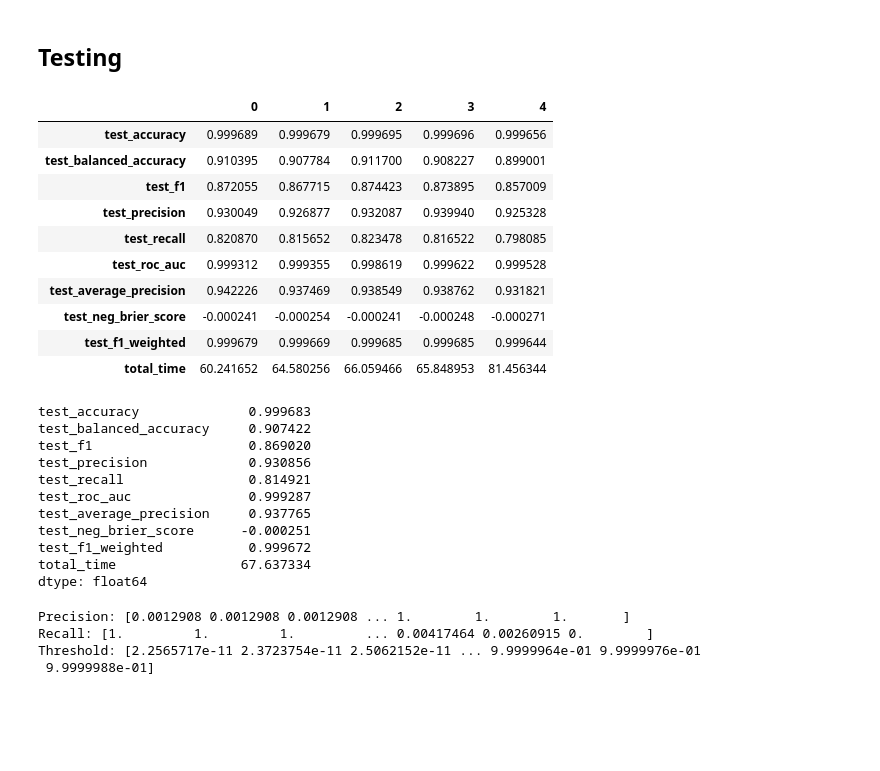
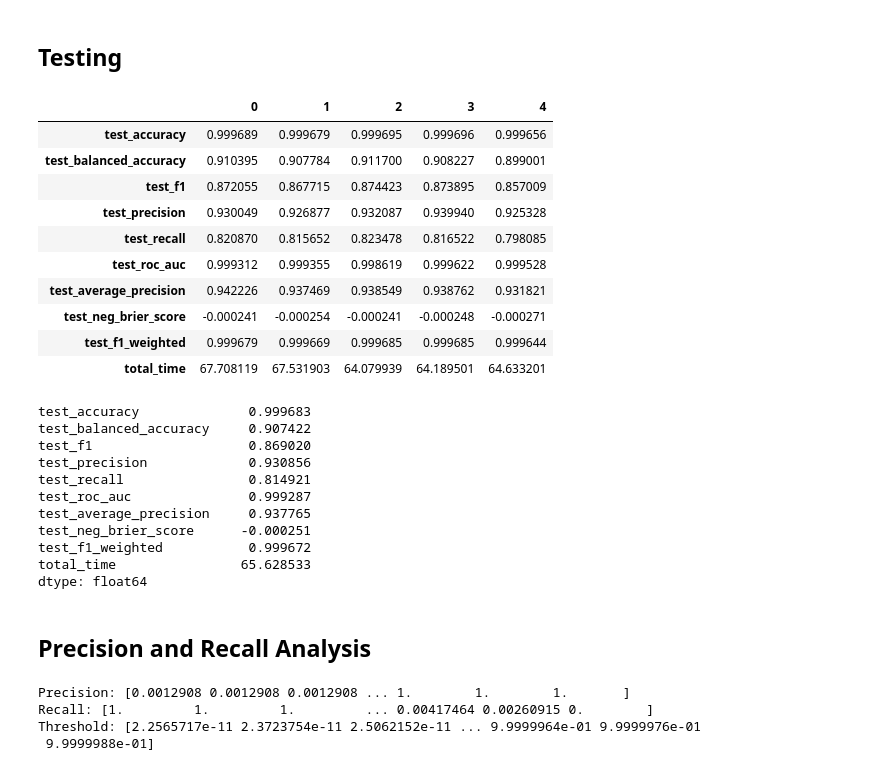
Before and after one commit to elaragao/Portifolio, a Jupyter notebook: Fraud Detection/2.3 - Modeling_Testing.ipynb, the cells around one changed output. Drawn from its saved outputs; the diff is of its cells as text; code cells hidden in the pictures; blank space fills up the shorter version.

```diff
--- a/Fraud Detection/2.3 - Modeling_Testing.ipynb
+++ b/Fraud Detection/2.3 - Modeling_Testing.ipynb
@@ -105,36 +99,48 @@ with warnings.catch_warnings():
 # %%
 def score_to_df(score, sum_time):
     """
+    Convert values of scores from cross validation to DataFrame.
 
+    Parameters
+    ----------
+    score : dict
+        Dictionary with respective scores from cross validation.
 
+    sum_time : bool
+        Select if the user want to have the sum of the fit and score time or not.
+
+    Returns
+    -------
+    pd.DataFrame
+        DataFrame with cross validation results.
     """
 
     df = pd.DataFrame(score)
 
 
     if sum_time:
         df['total_time'] = df['fit_time'] + df['score_time']
         df = df.drop(columns=['fit_time', 'score_time'])
 
     df = df.T
 
     mean_series = df.mean(axis=1)
 
     return(df, mean_series)
 df_test, mean_series = score_to_df(score = scores, sum_time = True)
 df_test
 # %% [output]
 |  | 0 | 1 | 2 | 3 | 4 |
 | test_accuracy | 0.999689 | 0.999679 | 0.999695 | 0.999696 | 0.999656 |
 | test_balanced_accuracy | 0.910395 | 0.907784 | 0.911700 | 0.908227 | 0.899001 |
 | test_f1 | 0.872055 | 0.867715 | 0.874423 | 0.873895 | 0.857009 |
 | test_precision | 0.930049 | 0.926877 | 0.932087 | 0.939940 | 0.925328 |
 | test_recall | 0.820870 | 0.815652 | 0.823478 | 0.816522 | 0.798085 |
 | test_roc_auc | 0.999312 | 0.999355 | 0.998619 | 0.999622 | 0.999528 |
 | test_average_precision | 0.942226 | 0.937469 | 0.938549 | 0.938762 | 0.931821 |
 | test_neg_brier_score | -0.000241 | -0.000254 | -0.000241 | -0.000248 | -0.000271 |
 | test_f1_weighted | 0.999679 | 0.999669 | 0.999685 | 0.999685 | 0.999644 |
-| total_time | 60.241652 | 64.580256 | 66.059466 | 65.848953 | 81.456344 |
+| total_time | 67.708119 | 67.531903 | 64.079939 | 64.189501 | 64.633201 |
 # %%
 mean_series
 # %% [output]
@@ -147,13 +153,15 @@ test_roc_auc               0.999287
 test_average_precision     0.937765
 test_neg_brier_score      -0.000251
 test_f1_weighted           0.999672
-total_time                67.637334
+total_time                65.628533
 dtype: float64
 # %%
 with warnings.catch_warnings():
     warnings.filterwarnings("ignore")
 
     y_proba = cross_val_predict(estimator = xgbclf, X = X_train_scaled, y = y_train, cv=stratified_kfold, method="predict_proba")
+# %% [markdown]
+## Precision and Recall Analysis
 # %%
 precisions, recalls, thresholds = precision_recall_curve(y_train, y_proba[:, 1])
 
```
Also changed, not shown: parts of 28 cells of this notebook.
